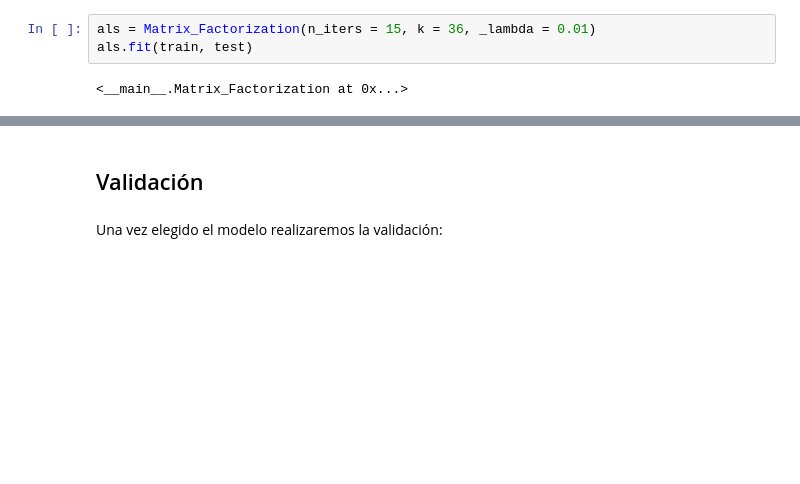
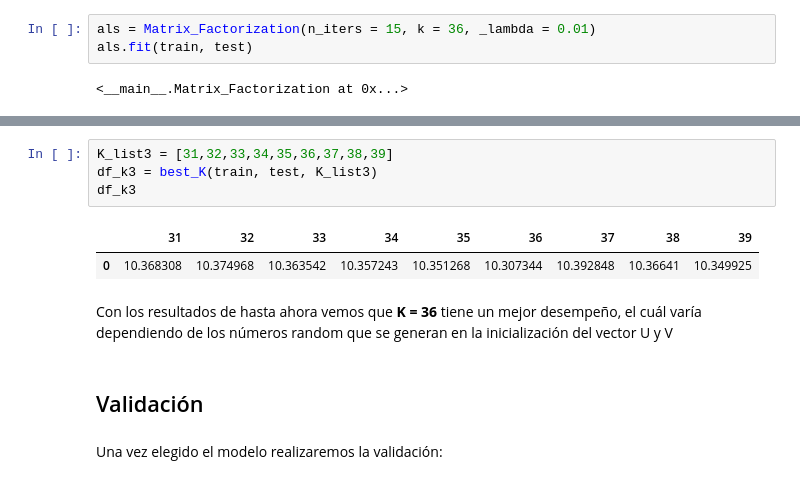
Before and after one commit to ElenaVillano/sistemas_recomendacion, a Jupyter notebook: sistema_recomendacion.ipynb, the cells around one changed output, grey strips where cells are left out. Drawn from its saved outputs; the diff is of its cells as text; blank space fills up the shorter version.

```diff
--- a/sistema_recomendacion.ipynb
+++ b/sistema_recomendacion.ipynb
@@ -241,3 +219,12 @@ plt.show()
+# %%
+K_list3 = [31,32,33,34,35,36,37,38,39]
+df_k3 = best_K(train, test, K_list3)
+df_k3
+# %% [output]
+|  | 31 | 32 | 33 | 34 | 35 | 36 | 37 | 38 | 39 |
+| 0 | 10.368308 | 10.374968 | 10.363542 | 10.357243 | 10.351268 | 10.307344 | 10.392848 | 10.36641 | 10.349925 |
+# %% [markdown]
+Con los resultados de hasta ahora vemos que **K = 36** tiene un mejor desempeño, el cuál varía dependiendo de los números random que se generan en la inicialización del vector U y V
 # %% [markdown]
 ## Validación
 # %% [markdown]
```
Also changed, not shown: parts of 32 cells of this notebook.
